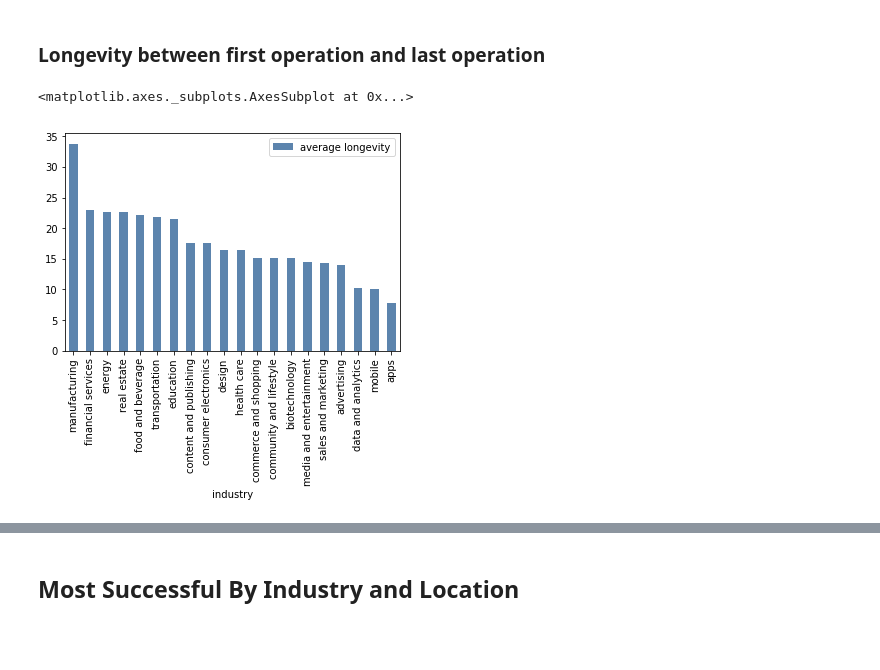
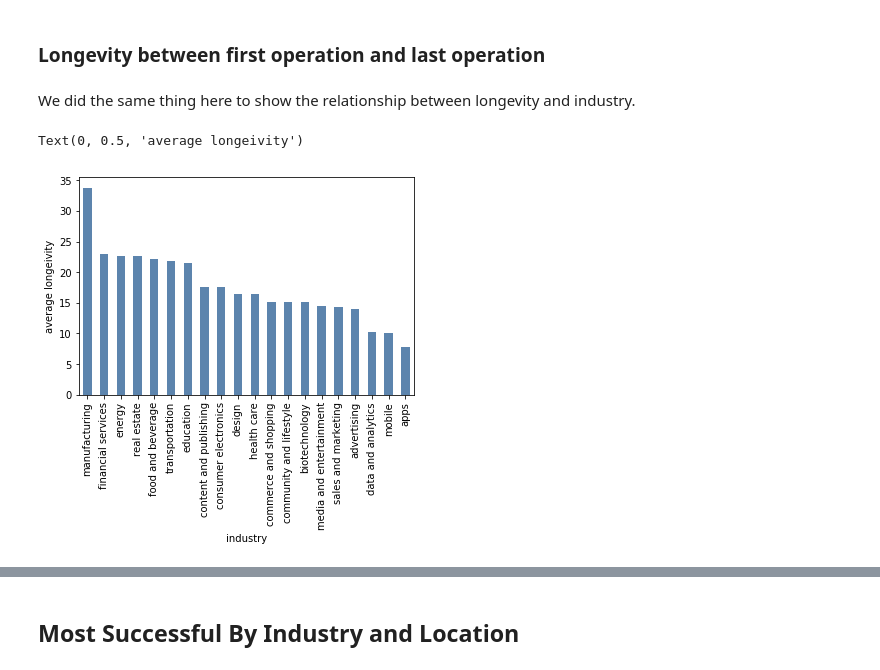
Before and after one commit to mdavis917/COGS108_Repo, a Jupyter notebook: FinalProject.ipynb, the cells around one changed output, grey strips where cells are left out. Saved outputs shown, nothing was run; the diff lists cells and outputs as text; code cells hidden in the pictures; blank space fills up the shorter version.

```diff
--- a/FinalProject.ipynb
+++ b/FinalProject.ipynb
@@ -477,17 +485,24 @@ Here we discovered that transportation had a few company with exceptionally larg
 # %%
 list = dict(pd.value_counts(df_ind_split['industry']))
 industries = dict()
+list2 = dict(pd.value_counts(df_ind_split['city']))
+cities = dict()
 df_ind_split = df_ind_split.reset_index(drop=True)
 
 for (x,y) in list.items():
     industries[x] = [0,0]
+for (x,y) in list2.items():
+    cities[x] = [0,0]
 
 for i in range(len(df_ind_split)):
     ind = df_ind_split.loc[i]['industry']
+    cit = df_ind_split.loc[i]['city']
     stat = df_ind_split.loc[i]['status']
 
     if stat=='closed':
         industries[ind][0]+=1
+        cities[cit][0]+=1
     elif stat=='ipo'or stat=='acquired':
         industries[ind][1]+=1
+        cities[cit][1]+=1
 # %%
@@ -524,19 +611,24 @@ Because the graph shows no significant outliers, we can conclude that ratio of c
 # %% [markdown]
 ### Longevity between first operation and last operation
+# %% [markdown]
+We did the same thing here to show the relationship between longevity and industry.
 # %%
 df_temp = df_ind_split.copy()
+df_temp.head()
 df_temp.dropna(subset=['founded_on'], inplace=True)
 df_temp['longevity'] = df_temp.apply(lambda row: longevity(row), axis=1)
-
-#Data for location
+#Data for industry
 df_industry = df_ind_split['industry'].value_counts().index[:20]
 df_avgL = np.zeros(len(df_industry))
 for i in range(len(df_industry)):
     df_avgL[i] = df_temp.loc[df_ind_split['industry'] == df_industry[i]]['longevity'].mean()
 
+#Draw the bar plot
 df_longevity = pd.DataFrame({'industry':df_industry, 'average longevity':df_avgL})
 df_longevity = df_longevity.sort_values(by = ['average longevity'],ascending = False)
-df_longevity.plot.bar(x='industry', y='average longevity', color = (0.2, 0.4, 0.6, 0.8))
+graph = df_longevity.plot.bar(x='industry', y='average longevity', color = (0.2, 0.4, 0.6, 0.8),legend=False)
+graph.set_xlabel('industry')
+graph.set_ylabel('average longeivity')
 # %% [output]
-<matplotlib.axes._subplots.AxesSubplot at 0x...>
+Text(0, 0.5, 'average longeivity')
-[figure, old version]
+[figure, new version]
```
Also changed, not shown: parts of 7 cells of this notebook.
